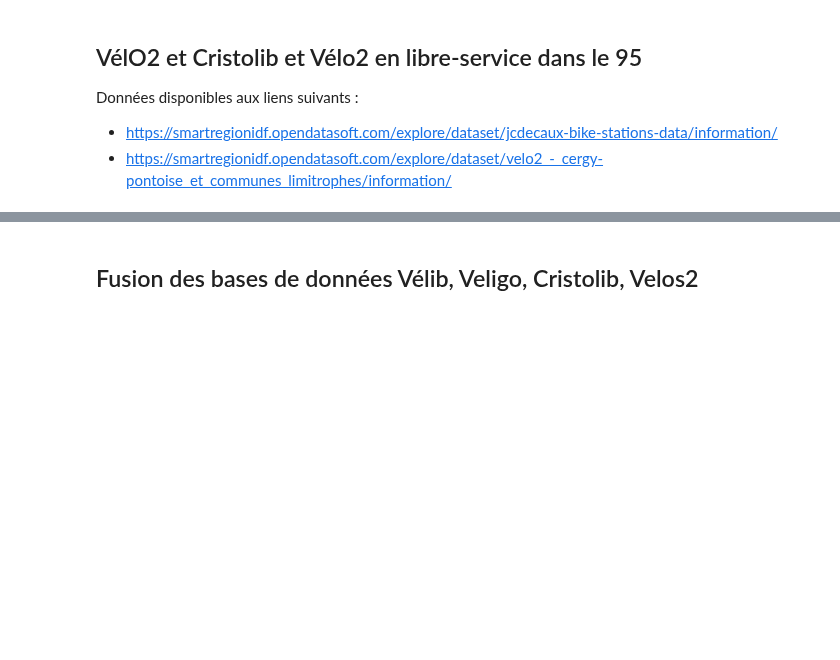
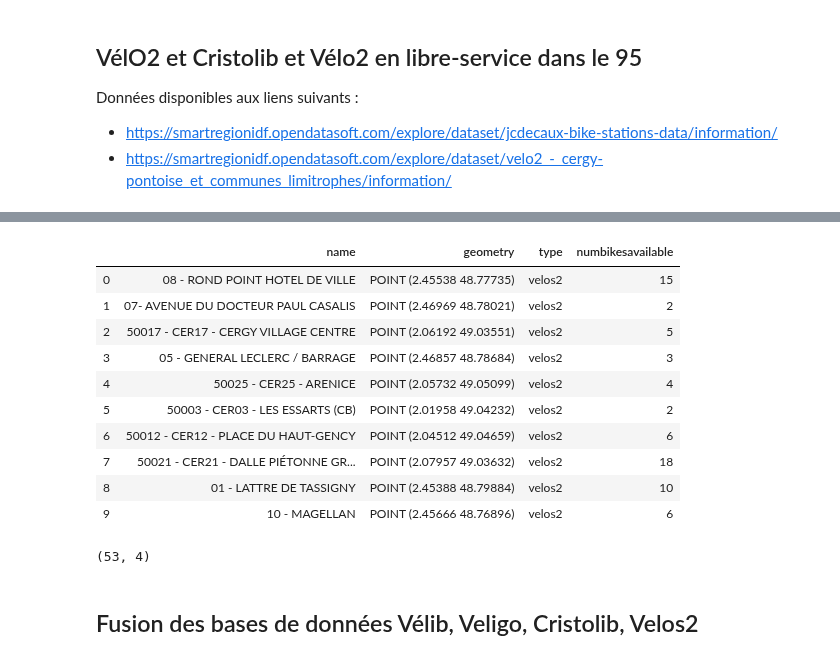
Before and after one commit to ImaneFa/Projet_Python, a Jupyter notebook: Trajet_GPS.ipynb, the cells around one changed output, grey strips where cells are left out. Drawn from its saved outputs; the diff is of its cells as text; code cells hidden in the pictures; blank space fills up the shorter version.

```diff
--- a/Trajet_GPS.ipynb
+++ b/Trajet_GPS.ipynb
@@ -69,0 +88,18 @@ velos2_95 = gpd.read_file('https://smartregionidf.opendatasoft.com/explore/datas
+# %%
+velos2.head(10)
+# %% [output]
+|  | name | geometry | type | numbikesavailable |
+| 0 | 08 - ROND POINT HOTEL DE VILLE | POINT (2.45538 48.77735) | velos2 | 15 |
+| 1 | 07- AVENUE DU DOCTEUR PAUL CASALIS | POINT (2.46969 48.78021) | velos2 | 2 |
+| 2 | 50017 - CER17 - CERGY VILLAGE CENTRE | POINT (2.06192 49.03551) | velos2 | 5 |
+| 3 | 05 - GENERAL LECLERC / BARRAGE | POINT (2.46857 48.78684) | velos2 | 3 |
+| 4 | 50025 - CER25 - ARENICE | POINT (2.05732 49.05099) | velos2 | 4 |
+| 5 | 50003 - CER03 - LES ESSARTS (CB) | POINT (2.01958 49.04232) | velos2 | 2 |
+| 6 | 50012 - CER12 - PLACE DU HAUT-GENCY | POINT (2.04512 49.04659) | velos2 | 6 |
+| 7 | 50021 - CER21 - DALLE PIÉTONNE GR... | POINT (2.07957 49.03632) | velos2 | 18 |
+| 8 | 01 - LATTRE DE TASSIGNY | POINT (2.45388 48.79884) | velos2 | 10 |
+| 9 | 10 - MAGELLAN | POINT (2.45666 48.76896) | velos2 | 6 |
+# %%
+velos2.shape
+# %% [output]
+(53, 4)
```
Also changed, not shown: parts of 40 cells of this notebook.
